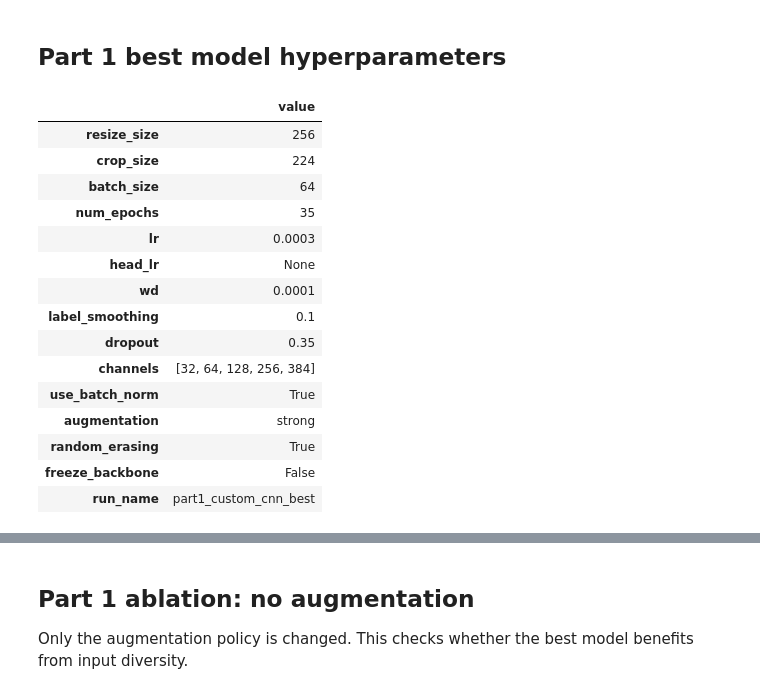
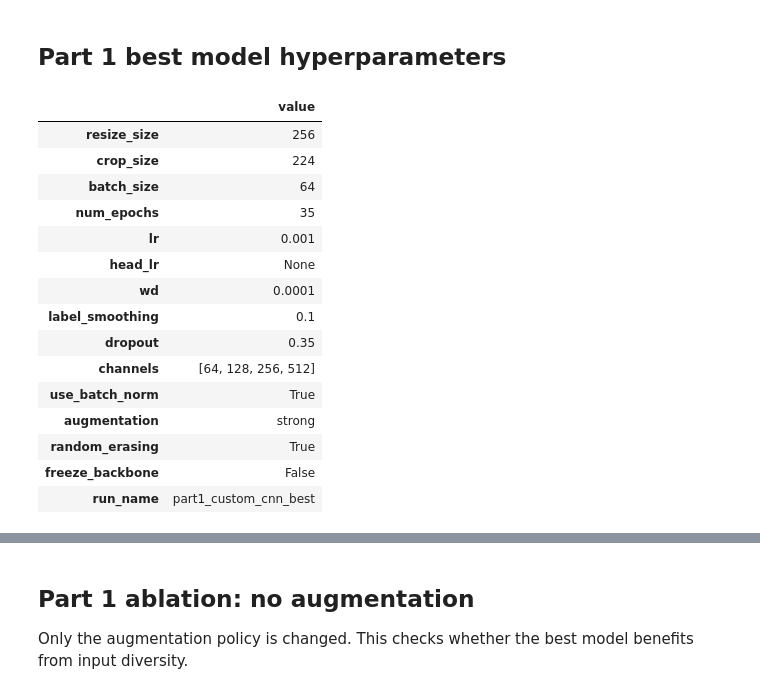
Before and after one commit to mohamadch91/UNIBO_IPCV_Image_classification, a Jupyter notebook: assignment_module_two.ipynb, the cells around one changed output, grey strips where cells are left out. Drawn from its saved outputs; the diff is of its cells as text; code cells hidden in the pictures.

```diff
--- a/assignment_module_two.ipynb
+++ b/assignment_module_two.ipynb
@@ -627,30 +660,30 @@ def get_custom_cnn(num_classes: int, cfg: Dict[str, Any]) -> nn.Module:
 # %%
 cfg_part1_best = copy.deepcopy(cfg)
 cfg_part1_best["run_name"] = "part1_custom_cnn_best"
 cfg_part1_best["augmentation"] = "strong"
 cfg_part1_best["random_erasing"] = True
-cfg_part1_best["channels"] = [32, 64, 128, 256, 384]
+cfg_part1_best["channels"] = [64, 128, 256, 512]
 cfg_part1_best["dropout"] = 0.35
 cfg_part1_best["use_batch_norm"] = True
-cfg_part1_best["lr"] = 3e-4
+cfg_part1_best["lr"] = 1e-3
 cfg_part1_best["head_lr"] = None
 cfg_part1_best["wd"] = 1e-4
 cfg_part1_best["label_smoothing"] = 0.1
 cfg_part1_best["num_epochs"] = 35
 
 pd.DataFrame.from_dict(cfg_part1_best, orient="index", columns=["value"])
 # %% [output]
 |  | value |
 | resize_size | 256 |
 | crop_size | 224 |
 | batch_size | 64 |
 | num_epochs | 35 |
-| lr | 0.0003 |
+| lr | 0.001 |
 | head_lr | None |
 | wd | 0.0001 |
 | label_smoothing | 0.1 |
 | dropout | 0.35 |
-| channels | [32, 64, 128, 256, 384] |
+| channels | [64, 128, 256, 512] |
 | use_batch_norm | True |
 | augmentation | strong |
 | random_erasing | True |
```
Also changed, not shown: parts of 6 cells of this notebook.
